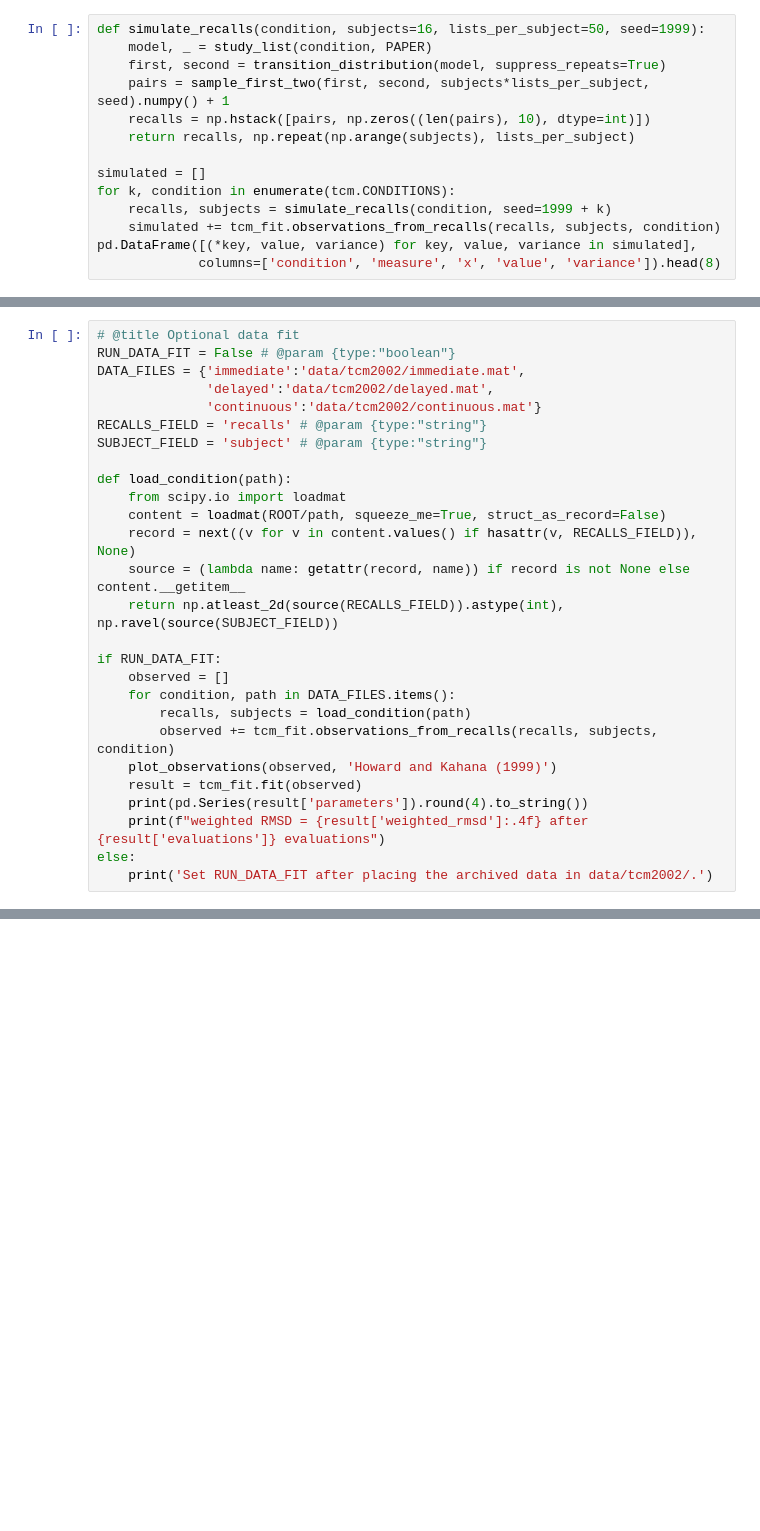
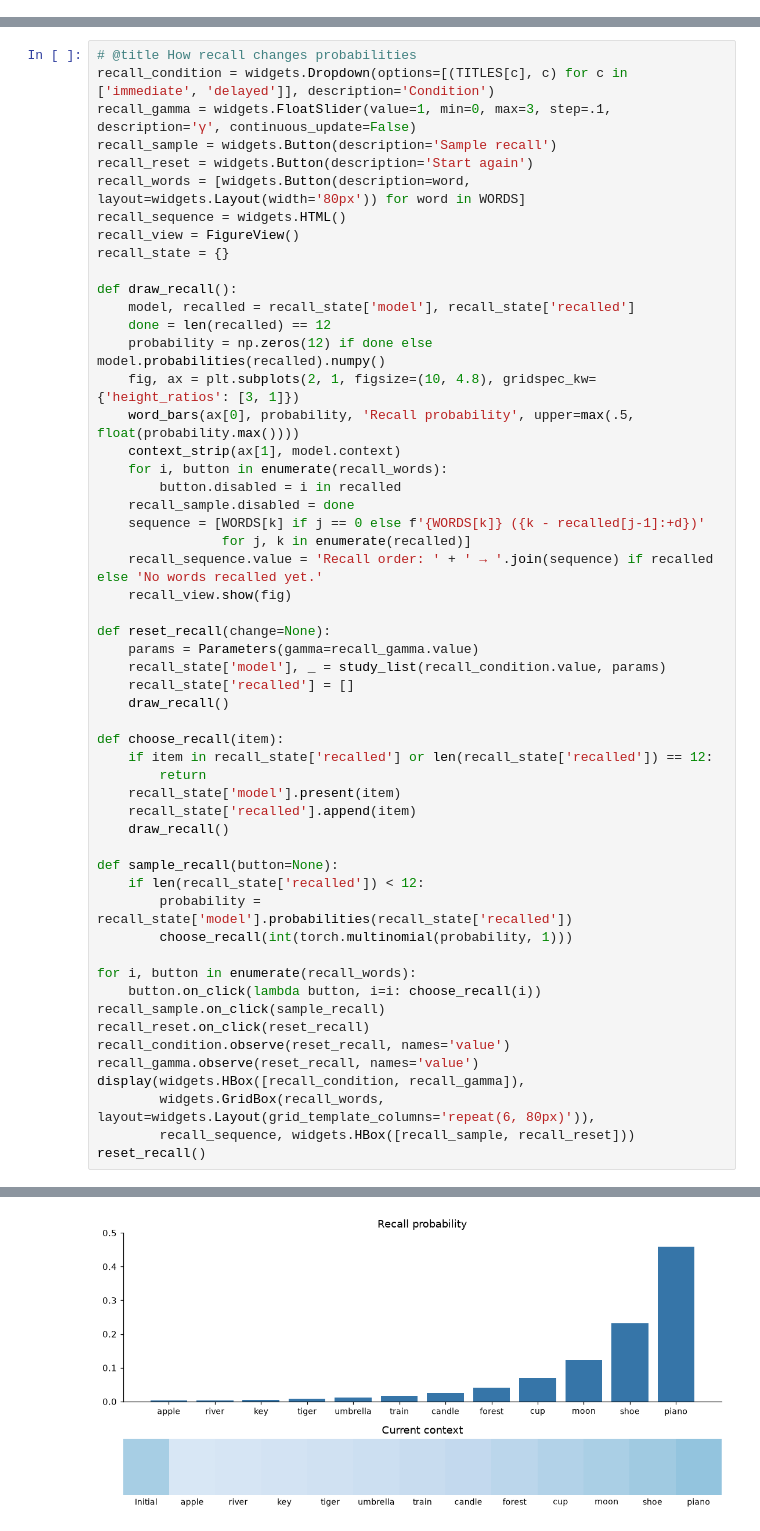
Before and after one commit to h4ch1m1/complementary-learning-systems, a Jupyter notebook: notebooks/tcm2002/tutorial.ipynb, the cells around one changed output, grey strips where cells are left out. Drawn from its saved outputs; the diff is of its cells as text; blank space fills up the shorter version.

```diff
--- a/notebooks/tcm2002/tutorial.ipynb
+++ b/notebooks/tcm2002/tutorial.ipynb
@@ -377,14 +196,0 @@ The paper estimated β, τ, and *d* by fitting the PFR of the immediate conditio
-# %%
-def simulate_recalls(condition, subjects=16, lists_per_subject=50, seed=1999):
-    model, _ = study_list(condition, PAPER)
-    first, second = transition_distribution(model, suppress_repeats=True)
-    pairs = sample_first_two(first, second, subjects*lists_per_subject, seed).numpy() + 1
-    recalls = np.hstack([pairs, np.zeros((len(pairs), 10), dtype=int)])
-    return recalls, np.repeat(np.arange(subjects), lists_per_subject)
-
-simulated = []
-for k, condition in enumerate(tcm.CONDITIONS):
-    recalls, subjects = simulate_recalls(condition, seed=1999 + k)
-    simulated += tcm_fit.observations_from_recalls(recalls, subjects, condition)
-pd.DataFrame([(*key, value, variance) for key, value, variance in simulated],
-             columns=['condition', 'measure', 'x', 'value', 'variance']).head(8)
@@ -430,28 +205,55 @@ Download the Howard and Kahana (1999) data from the archive and place the files
 # %%
-# @title Optional data fit
-RUN_DATA_FIT = False # @param {type:"boolean"}
-DATA_FILES = {'immediate':'data/tcm2002/immediate.mat',
-              'delayed':'data/tcm2002/delayed.mat',
-              'continuous':'data/tcm2002/continuous.mat'}
-RECALLS_FIELD = 'recalls' # @param {type:"string"}
-SUBJECT_FIELD = 'subject' # @param {type:"string"}
+# @title How recall changes probabilities
+recall_condition = widgets.Dropdown(options=[(TITLES[c], c) for c in ['immediate', 'delayed']], description='Condition')
+recall_gamma = widgets.FloatSlider(value=1, min=0, max=3, step=.1, description='γ', continuous_update=False)
+recall_sample = widgets.Button(description='Sample recall')
+recall_reset = widgets.Button(description='Start again')
+recall_words = [widgets.Button(description=word, layout=widgets.Layout(width='80px')) for word in WORDS]
+recall_sequence = widgets.HTML()
+recall_view = FigureView()
+recall_state = {}
 
-def load_condition(path):
-    from scipy.io import loadmat
-    content = loadmat(ROOT/path, squeeze_me=True, struct_as_record=False)
-    record = next((v for v in content.values() if hasattr(v, RECALLS_FIELD)), None)
-    source = (lambda name: getattr(record, name)) if record is not None else content.__getitem__
-    return np.atleast_2d(source(RECALLS_FIELD)).astype(int), np.ravel(source(SUBJECT_FIELD))
+def draw_recall():
+    model, recalled = recall_state['model'], recall_state['recalled']
+    done = len(recalled) == 12
+    probability = np.zeros(12) if done else model.probabilities(recalled).numpy()
+    fig, ax = plt.subplots(2, 1, figsize=(10, 4.8), gridspec_kw={'height_ratios': [3, 1]})
+    word_bars(ax[0], probability, 'Recall probability', upper=max(.5, float(probability.max())))
+    context_strip(ax[1], model.context)
+    for i, button in enumerate(recall_words):
+        button.disabled = i in recalled
+    recall_sample.disabled = done
+    sequence = [WORDS[k] if j == 0 else f'{WORDS[k]} ({k - recalled[j-1]:+d})'
+                for j, k in enumerate(recalled)]
+    recall_sequence.value = 'Recall order: ' + ' → '.join(sequence) if recalled else 'No words recalled yet.'
+    recall_view.show(fig)
 
-if RUN_DATA_FIT:
-    observed = []
-    for condition, path in DATA_FILES.items():
-        recalls, subjects = load_condition(path)
-        observed += tcm_fit.observations_from_recalls(recalls, subjects, condition)
-    plot_observations(observed, 'Howard and Kahana (1999)')
-    result = tcm_fit.fit(observed)
-    print(pd.Series(result['parameters']).round(4).to_string())
-    print(f"weighted RMSD = {result['weighted_rmsd']:.4f} after {result['evaluations']} evaluations")
-else:
-    print('Set RUN_DATA_FIT after placing the archived data in data/tcm2002/.')
+def reset_recall(change=None):
+    params = Parameters(gamma=recall_gamma.value)
+    recall_state['model'], _ = study_list(recall_condition.value, params)
+    recall_state['recalled'] = []
+    draw_recall()
+
+def choose_recall(item):
+    if item in recall_state['recalled'] or len(recall_state['recalled']) == 12:
+        return
+    recall_state['model'].present(item)
+    recall_state['recalled'].append(item)
+    draw_recall()
+
+def sample_recall(button=None):
+    if len(recall_state['recalled']) < 12:
+        probability = recall_state['model'].probabilities(recall_state['recalled'])
+        choose_recall(int(torch.multinomial(probability, 1)))
+
+for i, button in enumerate(recall_words):
+    button.on_click(lambda button, i=i: choose_recall(i))
+recall_sample.on_click(sample_recall)
+recall_reset.on_click(reset_recall)
+recall_condition.observe(reset_recall, names='value')
+recall_gamma.observe(reset_recall, names='value')
+display(widgets.HBox([recall_condition, recall_gamma]),
+        widgets.GridBox(recall_words, layout=widgets.Layout(grid_template_columns='repeat(6, 80px)')),
+        recall_sequence, widgets.HBox([recall_sample, recall_reset]))
+reset_recall()
 # %% [output]
@@ -459 +264,2 @@ Set RUN_DATA_FIT after placing the archived data in data/tcm2002/.
+[figure, added]
 # %% [markdown]
```
Also changed, not shown: parts of 62 cells of this notebook.
